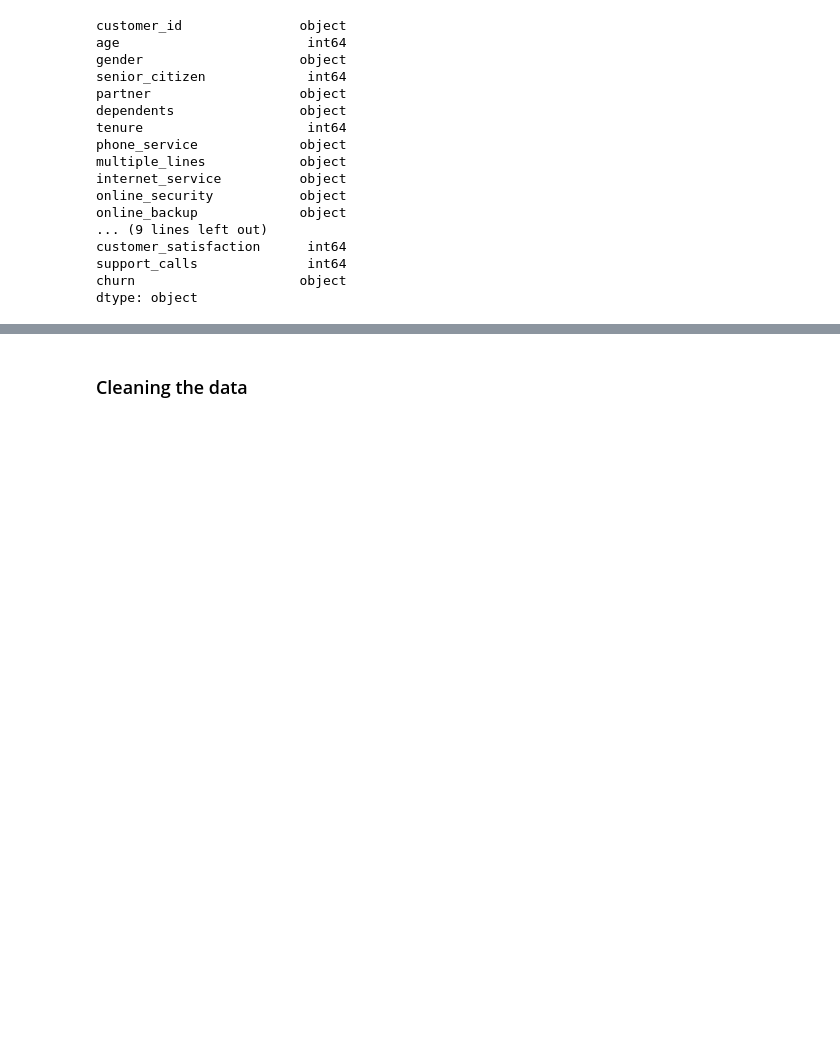
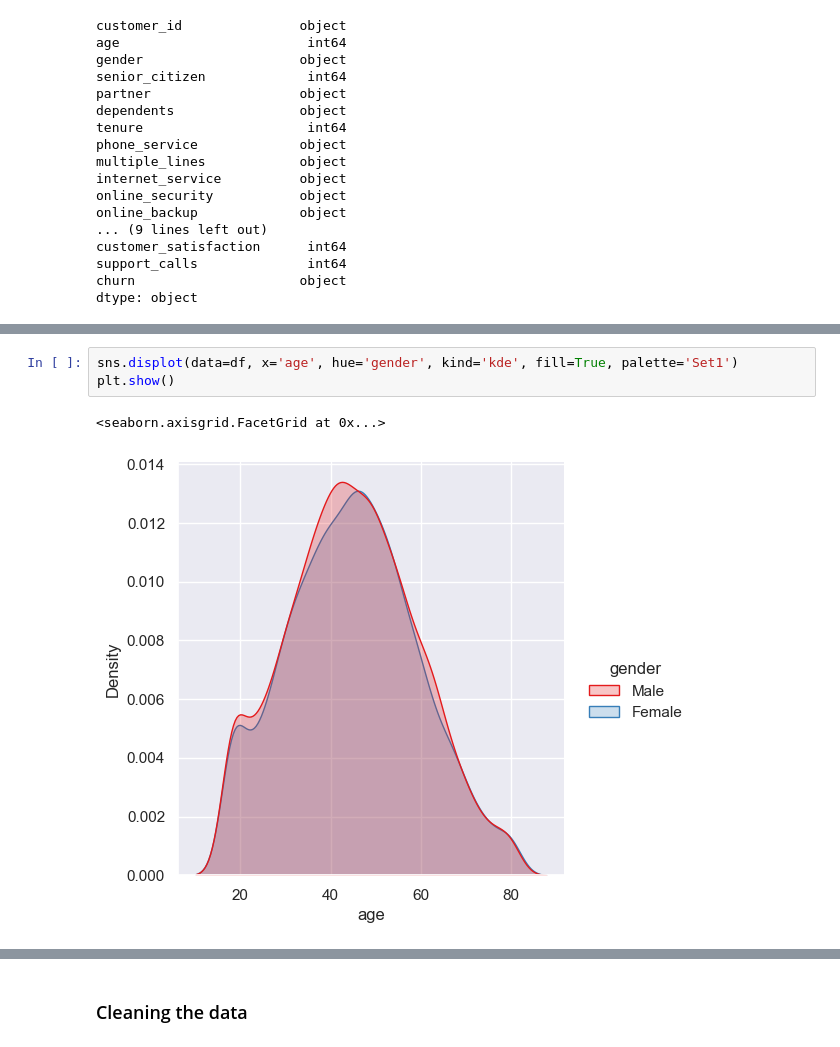
Before and after one commit to mayan05/ML_F_PES2UG23CS332_MAYAN-SEQUEIRA, a Jupyter notebook: ML_LAB1_Assignment/cs1.ipynb, the cells around one changed output, grey strips where cells are left out. Cells and saved outputs as stored; diff of their text form; blank space fills up the shorter version.

```diff
--- a/ML_LAB1_Assignment/cs1.ipynb
+++ b/ML_LAB1_Assignment/cs1.ipynb
@@ -94,0 +105,6 @@ dtype: object
+# %%
+sns.displot(data=df, x='age', hue='gender', kind='kde', fill=True, palette='Set1')
+plt.show()
+# %% [output]
+<seaborn.axisgrid.FacetGrid at 0x...>
+[figure, added]
```
Also changed, not shown: parts of 6 cells of this notebook.
